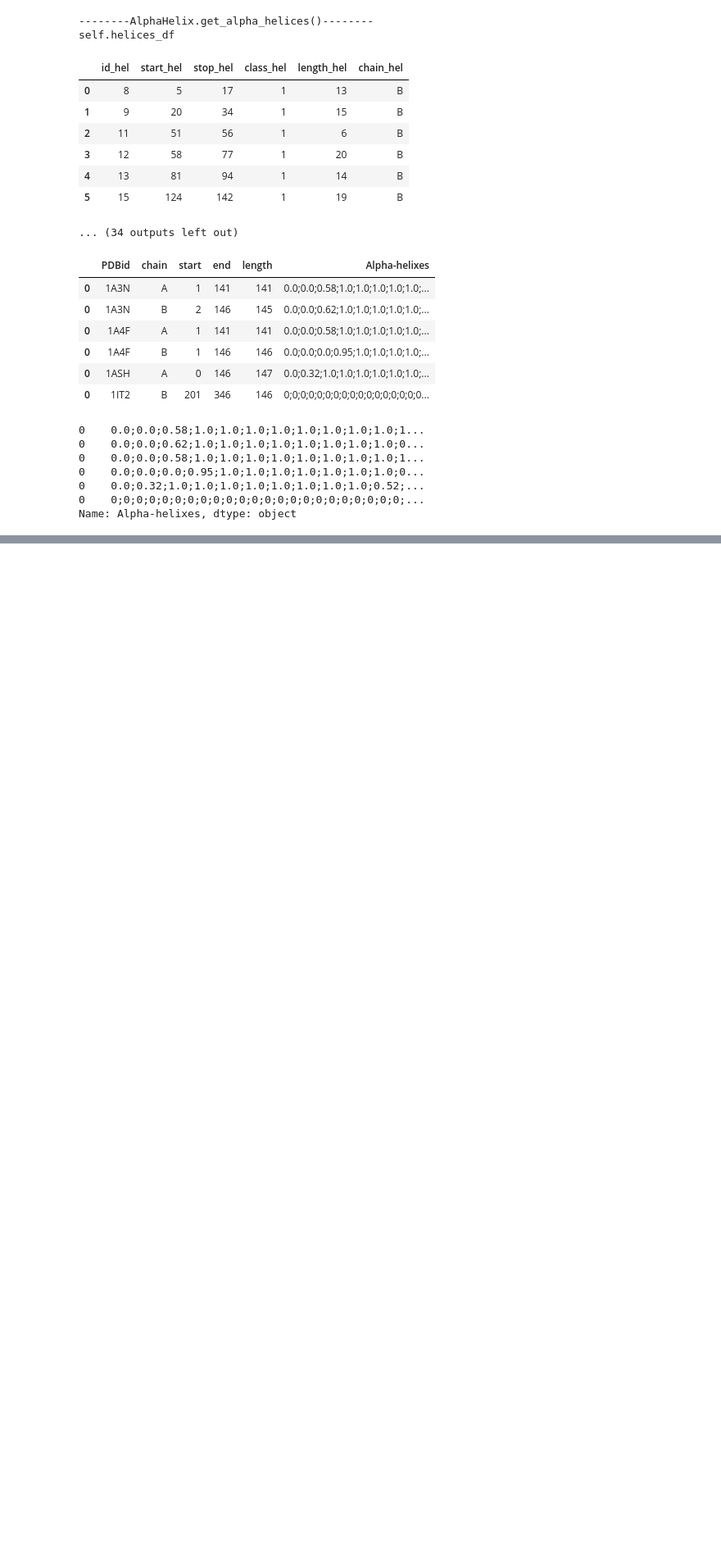
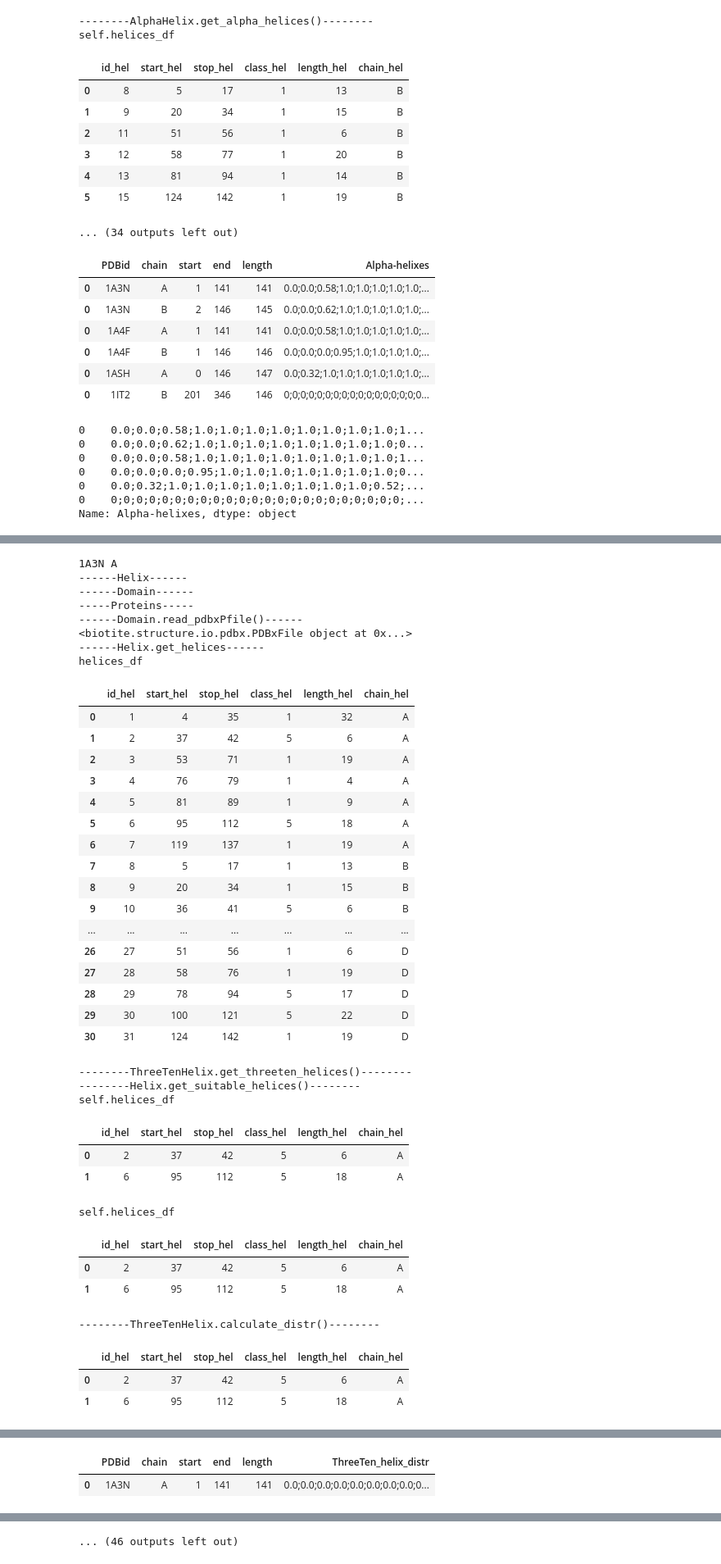
Before and after one commit to Olga-Bagrova/DistrProtStruc, a Jupyter notebook: Develop.ipynb, the cells around one changed output, grey strips where cells are left out. Shown: that part at 82% size. Cells and saved outputs as stored; diff of their text form; code cells hidden in the pictures; blank space fills up the shorter version.

```diff
--- a/Develop.ipynb
+++ b/Develop.ipynb
@@ -1857,0 +2492,51 @@ class ThreeTenHelix():
+# %%
+#310-helix processed
+for i, row in df_set.iterrows():
+    print(f'{row['PDBid']} {row['chain']}')
+    tth = ThreeTenHelix(PDBid=row['PDBid'], length_dom=row['length'], chain_dom=row['chain'], start_dom=row['start'], stop_dom=row['end'])
+    #print(row)
+    tth.read_pdbxPfile()
+    tth.get_helices()
+    tth.get_threeten_helices()
+    tth.calculate_distr()
+    df_res = tth.structures_df if i == 0 else pd.concat([df_res, tth.structures_df])
+# %% [output]
+1A3N A
+------Helix------
+------Domain------
+-----Proteins-----
+------Domain.read_pdbxPfile()------
+<biotite.structure.io.pdbx.PDBxFile object at 0x...>
+------Helix.get_helices------
+helices_df
+|  | id_hel | start_hel | stop_hel | class_hel | length_hel | chain_hel |
+| 0 | 1 | 4 | 35 | 1 | 32 | A |
+| 1 | 2 | 37 | 42 | 5 | 6 | A |
+| 2 | 3 | 53 | 71 | 1 | 19 | A |
+| 3 | 4 | 76 | 79 | 1 | 4 | A |
+| 4 | 5 | 81 | 89 | 1 | 9 | A |
+| 5 | 6 | 95 | 112 | 5 | 18 | A |
+| 6 | 7 | 119 | 137 | 1 | 19 | A |
+| 7 | 8 | 5 | 17 | 1 | 13 | B |
+| 8 | 9 | 20 | 34 | 1 | 15 | B |
+| 9 | 10 | 36 | 41 | 5 | 6 | B |
+| ... | ... | ... | ... | ... | ... | ... |
+| 26 | 27 | 51 | 56 | 1 | 6 | D |
+| 27 | 28 | 58 | 76 | 1 | 19 | D |
+| 28 | 29 | 78 | 94 | 5 | 17 | D |
+| 29 | 30 | 100 | 121 | 5 | 22 | D |
+| 30 | 31 | 124 | 142 | 1 | 19 | D |
+--------ThreeTenHelix.get_threeten_helices()--------
+--------Helix.get_suitable_helices()--------
+self.helices_df
+|  | id_hel | start_hel | stop_hel | class_hel | length_hel | chain_hel |
+| 0 | 2 | 37 | 42 | 5 | 6 | A |
+| 1 | 6 | 95 | 112 | 5 | 18 | A |
+self.helices_df
+|  | id_hel | start_hel | stop_hel | class_hel | length_hel | chain_hel |
+| 0 | 2 | 37 | 42 | 5 | 6 | A |
+| 1 | 6 | 95 | 112 | 5 | 18 | A |
+--------ThreeTenHelix.calculate_distr()--------
+|  | id_hel | start_hel | stop_hel | class_hel | length_hel | chain_hel |
+| 0 | 2 | 37 | 42 | 5 | 6 | A |
+| 1 | 6 | 95 | 112 | 5 | 18 | A |
@@ -1857,0 +2550,2 @@ class ThreeTenHelix():
+|  | PDBid | chain | start | end | length | ThreeTen_helix_distr |
+| 0 | 1A3N | A | 1 | 141 | 141 | 0.0;0.0;0.0;0.0;0.0;0.0;0.0;0.0;0... |
@@ -1857,0 +2577 @@ class ThreeTenHelix():
+... (46 outputs left out)
```
Also changed, not shown: parts of 47 cells of this notebook.
